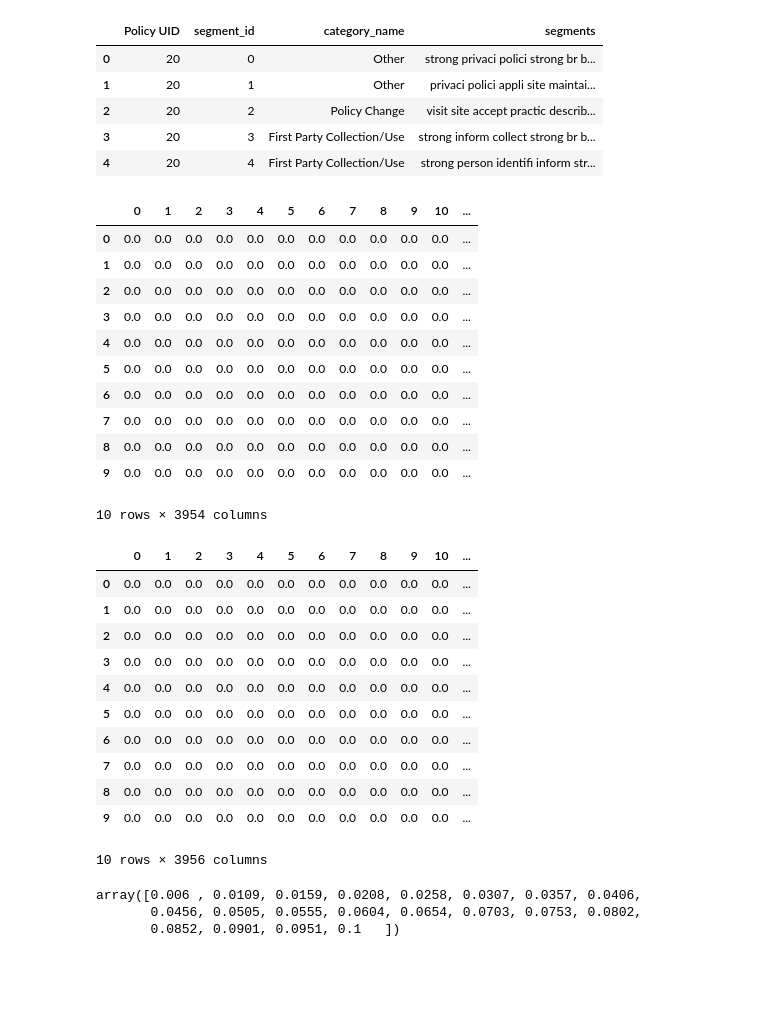
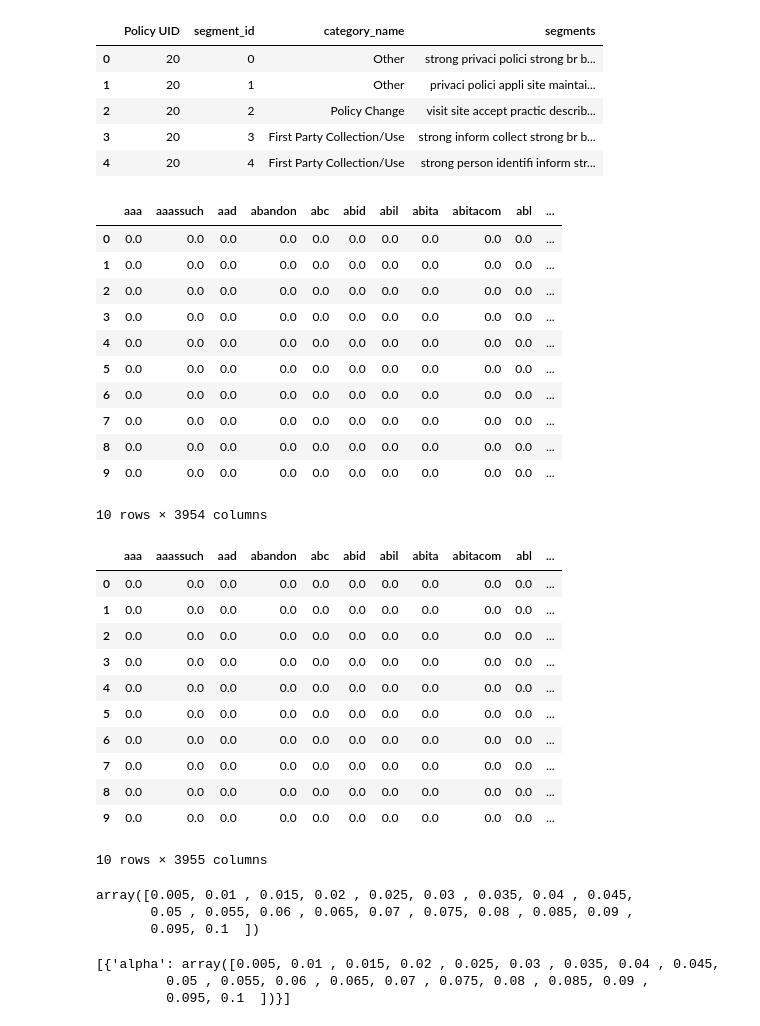
Before and after one commit to bachhvu/Policy-NLP, a Jupyter notebook: Model_Development.ipynb, the cells around one changed output. Cells and saved outputs as stored; diff of their text form; code cells hidden in the pictures; blank space fills up the shorter version.

```diff
--- a/Model_Development.ipynb
+++ b/Model_Development.ipynb
@@ -42,41 +43,42 @@ tfid = tfid_vectorizer.fit(segments['segments'])
 # collect the vocabulary items used in the vectorizer
 dictionary = tfid_vectorizer.vocabulary_.items()
 # %%
-tfid_matrix = tfid_vectorizer.transform(segments['segments']).toarray()
+tfid_matrix = tfid_vectorizer.transform(segments['segments']).todense()
+feature_names = tfid_vectorizer.get_feature_names()
 # %%
 # store the tf-idf array into pandas dataframe
-df = pd.DataFrame(tfid_matrix)
+df = pd.DataFrame(tfid_matrix, columns=feature_names)
 df.head(10)
 # %% [output]
-|  | 0 | 1 | 2 | 3 | 4 | 5 | 6 | 7 | 8 | 9 | 10 | ... |
-| 0 | 0.0 | 0.0 | 0.0 | 0.0 | 0.0 | 0.0 | 0.0 | 0.0 | 0.0 | 0.0 | 0.0 | ... |
-| 1 | 0.0 | 0.0 | 0.0 | 0.0 | 0.0 | 0.0 | 0.0 | 0.0 | 0.0 | 0.0 | 0.0 | ... |
-| 2 | 0.0 | 0.0 | 0.0 | 0.0 | 0.0 | 0.0 | 0.0 | 0.0 | 0.0 | 0.0 | 0.0 | ... |
-| 3 | 0.0 | 0.0 | 0.0 | 0.0 | 0.0 | 0.0 | 0.0 | 0.0 | 0.0 | 0.0 | 0.0 | ... |
-| 4 | 0.0 | 0.0 | 0.0 | 0.0 | 0.0 | 0.0 | 0.0 | 0.0 | 0.0 | 0.0 | 0.0 | ... |
-| 5 | 0.0 | 0.0 | 0.0 | 0.0 | 0.0 | 0.0 | 0.0 | 0.0 | 0.0 | 0.0 | 0.0 | ... |
-| 6 | 0.0 | 0.0 | 0.0 | 0.0 | 0.0 | 0.0 | 0.0 | 0.0 | 0.0 | 0.0 | 0.0 | ... |
-| 7 | 0.0 | 0.0 | 0.0 | 0.0 | 0.0 | 0.0 | 0.0 | 0.0 | 0.0 | 0.0 | 0.0 | ... |
-| 8 | 0.0 | 0.0 | 0.0 | 0.0 | 0.0 | 0.0 | 0.0 | 0.0 | 0.0 | 0.0 | 0.0 | ... |
-| 9 | 0.0 | 0.0 | 0.0 | 0.0 | 0.0 | 0.0 | 0.0 | 0.0 | 0.0 | 0.0 | 0.0 | ... |
+|  | aaa | aaassuch | aad | abandon | abc | abid | abil | abita | abitacom | abl | ... |
+| 0 | 0.0 | 0.0 | 0.0 | 0.0 | 0.0 | 0.0 | 0.0 | 0.0 | 0.0 | 0.0 | ... |
+| 1 | 0.0 | 0.0 | 0.0 | 0.0 | 0.0 | 0.0 | 0.0 | 0.0 | 0.0 | 0.0 | ... |
+| 2 | 0.0 | 0.0 | 0.0 | 0.0 | 0.0 | 0.0 | 0.0 | 0.0 | 0.0 | 0.0 | ... |
+| 3 | 0.0 | 0.0 | 0.0 | 0.0 | 0.0 | 0.0 | 0.0 | 0.0 | 0.0 | 0.0 | ... |
+| 4 | 0.0 | 0.0 | 0.0 | 0.0 | 0.0 | 0.0 | 0.0 | 0.0 | 0.0 | 0.0 | ... |
+| 5 | 0.0 | 0.0 | 0.0 | 0.0 | 0.0 | 0.0 | 0.0 | 0.0 | 0.0 | 0.0 | ... |
+| 6 | 0.0 | 0.0 | 0.0 | 0.0 | 0.0 | 0.0 | 0.0 | 0.0 | 0.0 | 0.0 | ... |
+| 7 | 0.0 | 0.0 | 0.0 | 0.0 | 0.0 | 0.0 | 0.0 | 0.0 | 0.0 | 0.0 | ... |
+| 8 | 0.0 | 0.0 | 0.0 | 0.0 | 0.0 | 0.0 | 0.0 | 0.0 | 0.0 | 0.0 | ... |
+| 9 | 0.0 | 0.0 | 0.0 | 0.0 | 0.0 | 0.0 | 0.0 | 0.0 | 0.0 | 0.0 | ... |
 10 rows × 3954 columns
 # %%
 df['output'] = segments['category_name']
 df['id'] = segments.index.get_level_values(0)
 df.head(10)
 # %% [output]
-|  | 0 | 1 | 2 | 3 | 4 | 5 | 6 | 7 | 8 | 9 | 10 | ... |
-| 0 | 0.0 | 0.0 | 0.0 | 0.0 | 0.0 | 0.0 | 0.0 | 0.0 | 0.0 | 0.0 | 0.0 | ... |
-| 1 | 0.0 | 0.0 | 0.0 | 0.0 | 0.0 | 0.0 | 0.0 | 0.0 | 0.0 | 0.0 | 0.0 | ... |
-| 2 | 0.0 | 0.0 | 0.0 | 0.0 | 0.0 | 0.0 | 0.0 | 0.0 | 0.0 | 0.0 | 0.0 | ... |
-| 3 | 0.0 | 0.0 | 0.0 | 0.0 | 0.0 | 0.0 | 0.0 | 0.0 | 0.0 | 0.0 | 0.0 | ... |
-| 4 | 0.0 | 0.0 | 0.0 | 0.0 | 0.0 | 0.0 | 0.0 | 0.0 | 0.0 | 0.0 | 0.0 | ... |
-| 5 | 0.0 | 0.0 | 0.0 | 0.0 | 0.0 | 0.0 | 0.0 | 0.0 | 0.0 | 0.0 | 0.0 | ... |
-| 6 | 0.0 | 0.0 | 0.0 | 0.0 | 0.0 | 0.0 | 0.0 | 0.0 | 0.0 | 0.0 | 0.0 | ... |
-| 7 | 0.0 | 0.0 | 0.0 | 0.0 | 0.0 | 0.0 | 0.0 | 0.0 | 0.0 | 0.0 | 0.0 | ... |
-| 8 | 0.0 | 0.0 | 0.0 | 0.0 | 0.0 | 0.0 | 0.0 | 0.0 | 0.0 | 0.0 | 0.0 | ... |
-| 9 | 0.0 | 0.0 | 0.0 | 0.0 | 0.0 | 0.0 | 0.0 | 0.0 | 0.0 | 0.0 | 0.0 | ... |
+|  | aaa | aaassuch | aad | abandon | abc | abid | abil | abita | abitacom | abl | ... |
+| 0 | 0.0 | 0.0 | 0.0 | 0.0 | 0.0 | 0.0 | 0.0 | 0.0 | 0.0 | 0.0 | ... |
+| 1 | 0.0 | 0.0 | 0.0 | 0.0 | 0.0 | 0.0 | 0.0 | 0.0 | 0.0 | 0.0 | ... |
+| 2 | 0.0 | 0.0 | 0.0 | 0.0 | 0.0 | 0.0 | 0.0 | 0.0 | 0.0 | 0.0 | ... |
+| 3 | 0.0 | 0.0 | 0.0 | 0.0 | 0.0 | 0.0 | 0.0 | 0.0 | 0.0 | 0.0 | ... |
+| 4 | 0.0 | 0.0 | 0.0 | 0.0 | 0.0 | 0.0 | 0.0 | 0.0 | 0.0 | 0.0 | ... |
+| 5 | 0.0 | 0.0 | 0.0 | 0.0 | 0.0 | 0.0 | 0.0 | 0.0 | 0.0 | 0.0 | ... |
+| 6 | 0.0 | 0.0 | 0.0 | 0.0 | 0.0 | 0.0 | 0.0 | 0.0 | 0.0 | 0.0 | ... |
+| 7 | 0.0 | 0.0 | 0.0 | 0.0 | 0.0 | 0.0 | 0.0 | 0.0 | 0.0 | 0.0 | ... |
+| 8 | 0.0 | 0.0 | 0.0 | 0.0 | 0.0 | 0.0 | 0.0 | 0.0 | 0.0 | 0.0 | ... |
+| 9 | 0.0 | 0.0 | 0.0 | 0.0 | 0.0 | 0.0 | 0.0 | 0.0 | 0.0 | 0.0 | ... |
-10 rows × 3956 columns
+10 rows × 3955 columns
 # %%
 features = df.columns.tolist()
 output = 'output'
@@ -93,13 +94,19 @@ from xgboost import XGBClassifier
 # %%
-alpha_list1 = np.linspace(0.006, 0.1, 20)
+alpha_list1 = np.linspace(0.005, 0.1, 20)
 alpha_list1 = np.around(alpha_list1, decimals=4)
 alpha_list1
 # %% [output]
-array([0.006 , 0.0109, 0.0159, 0.0208, 0.0258, 0.0307, 0.0357, 0.0406,
-       0.0456, 0.0505, 0.0555, 0.0604, 0.0654, 0.0703, 0.0753, 0.0802,
-       0.0852, 0.0901, 0.0951, 0.1   ])
+array([0.005, 0.01 , 0.015, 0.02 , 0.025, 0.03 , 0.035, 0.04 , 0.045,
+       0.05 , 0.055, 0.06 , 0.065, 0.07 , 0.075, 0.08 , 0.085, 0.09 ,
+       0.095, 0.1  ])
 # %%
 # parameter grid
 parameter_grid = [{"alpha":alpha_list1}]
+# %%
+parameter_grid
+# %% [output]
+[{'alpha': array([0.005, 0.01 , 0.015, 0.02 , 0.025, 0.03 , 0.035, 0.04 , 0.045,
+         0.05 , 0.055, 0.06 , 0.065, 0.07 , 0.075, 0.08 , 0.085, 0.09 ,
+         0.095, 0.1  ])}]
 # %%
 # classifier object
```
Also changed, not shown: parts of 20 cells of this notebook.
